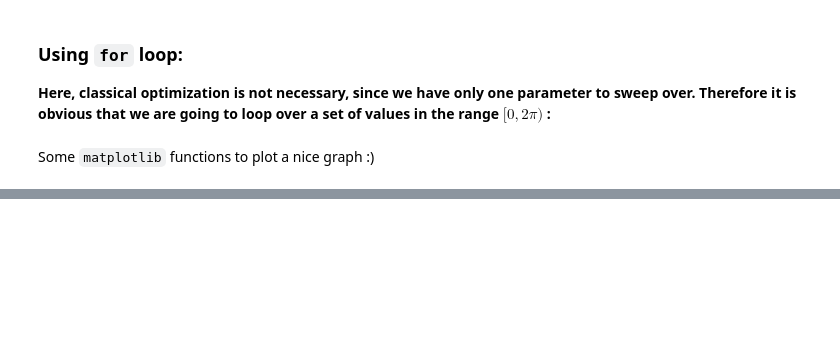
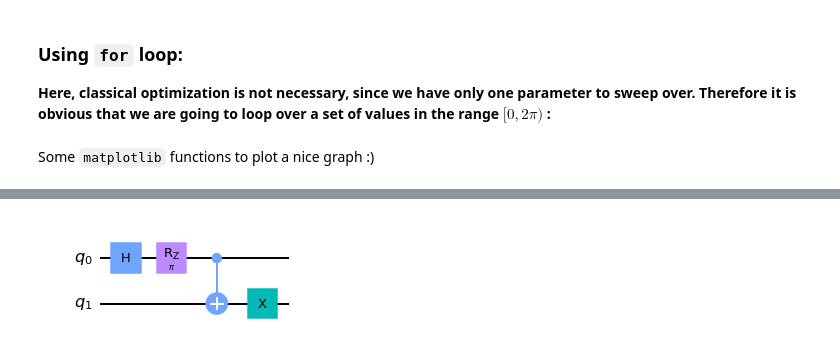
Before and after one commit to walid-mk/VQE, a Jupyter notebook: Task4/VQE.Noiseless.Simulator.Code1.ipynb, the cells around one changed output, grey strips where cells are left out. Cells and saved outputs as stored; diff of their text form; code cells hidden in the pictures; blank space fills up the shorter version.

```diff
--- a/Task4/VQE.Noiseless.Simulator.Code1.ipynb
+++ b/Task4/VQE.Noiseless.Simulator.Code1.ipynb
@@ -310,0 +378,10 @@ $$\left\langle H \right\rangle_{for\;loop} = -2.0,\qquad \theta_{for\;loop} \app
+# %%
+######## Ansatz Circuit ########
+qc = QuantumCircuit(2)
+qc.h(0)
+qc.rz(np.pi,0)
+qc.cx(0,1)
+qc.x(1)
+qc.draw('mpl')
+# %% [output]
+[figure, added]
```
Also changed, not shown: parts of 31 cells of this notebook.
